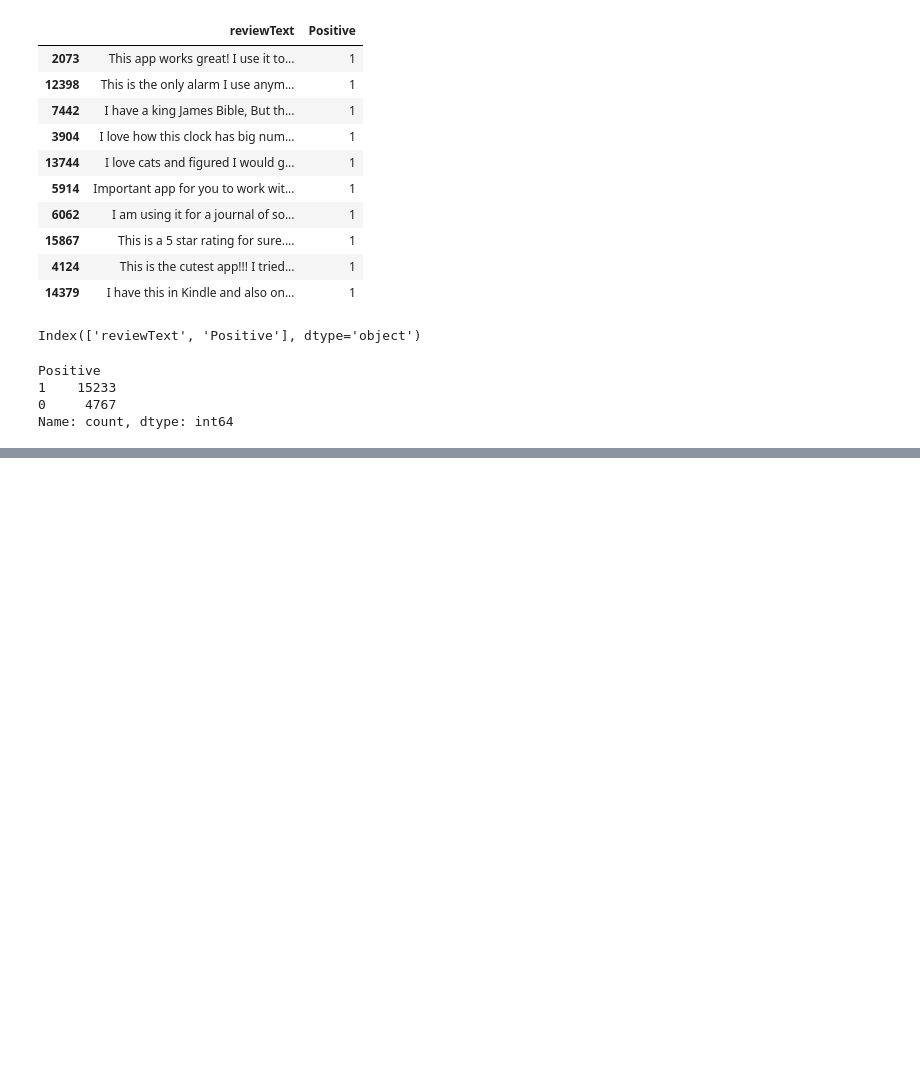
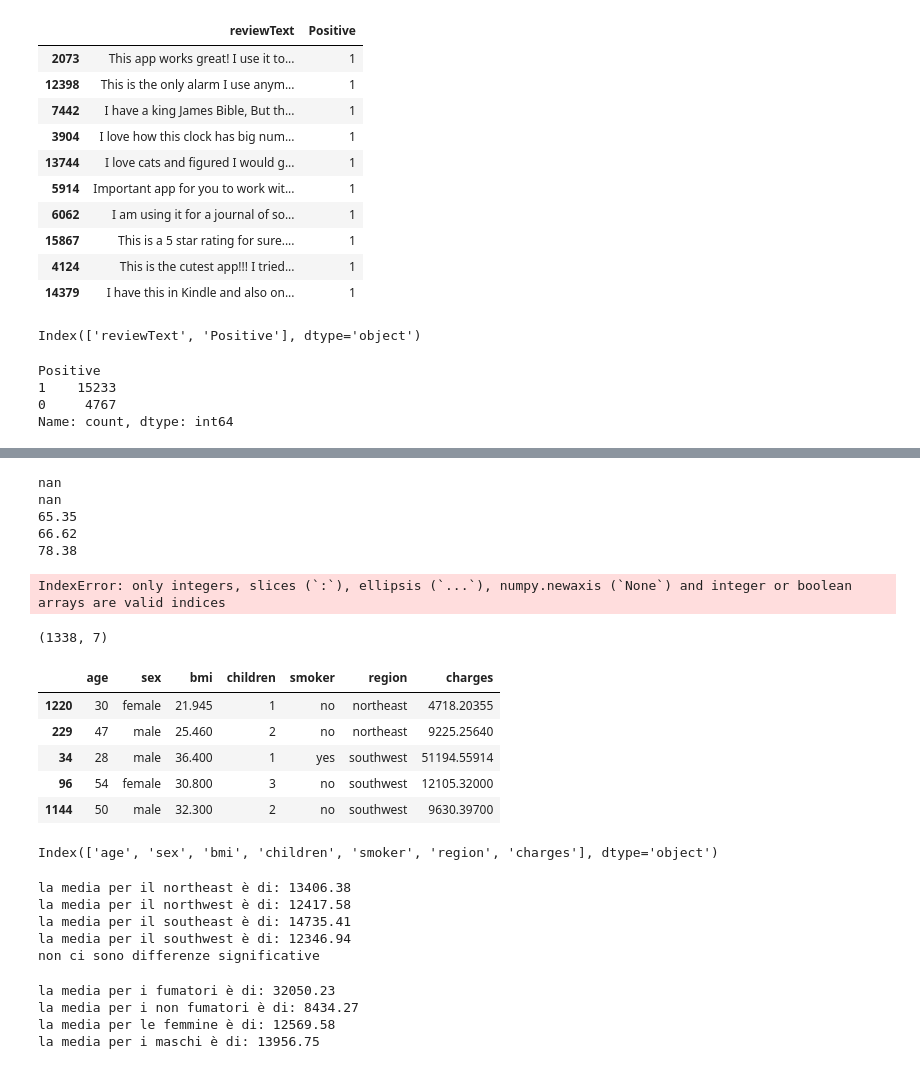
Before and after one commit to MatteoCapp/PYTHON, a Jupyter notebook: W14D4.ipynb, the cells around one changed output, grey strips where cells are left out. Cells and saved outputs as stored; diff of their text form; code cells hidden in the pictures; blank space fills up the shorter version.

```diff
--- a/W14D4.ipynb
+++ b/W14D4.ipynb
@@ -191,3 +329,27 @@ Name: count, dtype: int64
+# %%
+#Qual è la media della pressione sanguigna diastolica per le diverse fasce di età?
+pressione_1 = round(fascia_minore20['Diastolic blood pressure (mm Hg)'].mean(),2)
+pressione_2 = round(fascia_20_30['Diastolic blood pressure (mm Hg)'].mean(),2)
+pressione_3 = round(fascia_30_40['Diastolic blood pressure (mm Hg)'].mean(),2)
+pressione_4 = round(fascia_40_50['Diastolic blood pressure (mm Hg)'].mean(),2)
+pressione_5 = round(fascia_maggiore50['Diastolic blood pressure (mm Hg)'].mean(),2)
+print (pressione_1)
+print (pressione_2)
+print (pressione_3)
+print (pressione_4)
+print (pressione_5)
+# %% [output]
+nan
+nan
+65.35
+66.62
+78.38
+# %%
+#Qual è la media della pressione per ogni singolo anno di età? BOH
+anni_nascita_unici = diabete['Age (years)'].unique()
+print(round(anni_nascita_unici['Diastolic blood pressure (mm Hg)'].mean(),2))
+# %% [output]
+IndexError: only integers, slices (`:`), ellipsis (`...`), numpy.newaxis (`None`) and integer or boolean arrays are valid indices
 # %%
 #Il dataset insurance.csv contiene dati rispetto a caratteristiche e abitudini delle persone, e della zona in cui vivono,
 #rispetto ai costi individuali per le cure mediche come premio per le assicurazioni sulla salute.
@@ -196,3 +358,56 @@ Name: count, dtype: int64
 #E rispetto a smoker? E a sex?
 #Quali sono i descrittori statistici di bmi?
 #Quali sono minimo, media e massimo di charges rispetto ai diversi quartili dei valori di bmi?
+# %%
+import pandas as pd
+file_path = "/Users/matte/Desktop/Data analyst corso/PYTHON/beginner_datasets/insurance.csv"
+insurance = pd.read_csv(file_path)
+# %%
+insurance.shape
+# %% [output]
+(1338, 7)
+# %%
+insurance.sample (5)
+# %% [output]
+|  | age | sex | bmi | children | smoker | region | charges |
+| 1220 | 30 | female | 21.945 | 1 | no | northeast | 4718.20355 |
+| 229 | 47 | male | 25.460 | 2 | no | northeast | 9225.25640 |
+| 34 | 28 | male | 36.400 | 1 | yes | southwest | 51194.55914 |
+| 96 | 54 | female | 30.800 | 3 | no | southwest | 12105.32000 |
+| 1144 | 50 | male | 32.300 | 2 | no | southwest | 9630.39700 |
+# %%
+insurance.columns
+# %% [output]
+Index(['age', 'sex', 'bmi', 'children', 'smoker', 'region', 'charges'], dtype='object')
+# %%
+#Quali sono le medie di charges rispetto a region? Ci sono differenze significative?
+media_per_northeast = round(insurance[insurance['region'] == 'northeast']['charges'].mean(),2)
+media_per_northwest = round(insurance[insurance['region'] == 'northwest']['charges'].mean(),2)
+media_per_southeast = round(insurance[insurance['region'] == 'southeast']['charges'].mean(),2)
+media_per_southwest = round(insurance[insurance['region'] == 'southwest']['charges'].mean(),2)
+print ("la media per il northeast è di:", media_per_northeast)
+print ("la media per il northwest è di:",media_per_northwest)
+print ("la media per il southeast è di:",media_per_southeast)
+print ("la media per il southwest è di:",media_per_southwest)
+print ("non ci sono differenze significative")
+# %% [output]
+la media per il northeast è di: 13406.38
+la media per il northwest è di: 12417.58
+la media per il southeast è di: 14735.41
+la media per il southwest è di: 12346.94
+non ci sono differenze significative
+# %%
+#E rispetto a smoker? E a sex?
+media_per_smoker = round(insurance[insurance['smoker'] == 'yes']['charges'].mean(),2)
+media_per_non_smoker = round(insurance[insurance['smoker'] == 'no']['charges'].mean(),2)
+media_per_female = round(insurance[insurance['sex'] == 'female']['charges'].mean(),2)
+media_per_male = round(insurance[insurance['sex'] == 'male']['charges'].mean(),2)
+print ("la media per i fumatori è di:", media_per_smoker)
+print ("la media per i non fumatori è di:", media_per_non_smoker)
+print ("la media per le femmine è di:", media_per_female)
+print ("la media per i maschi è di:", media_per_male)
+# %% [output]
+la media per i fumatori è di: 32050.23
+la media per i non fumatori è di: 8434.27
+la media per le femmine è di: 12569.58
+la media per i maschi è di: 13956.75
```
Also changed, not shown: parts of 31 cells of this notebook.
